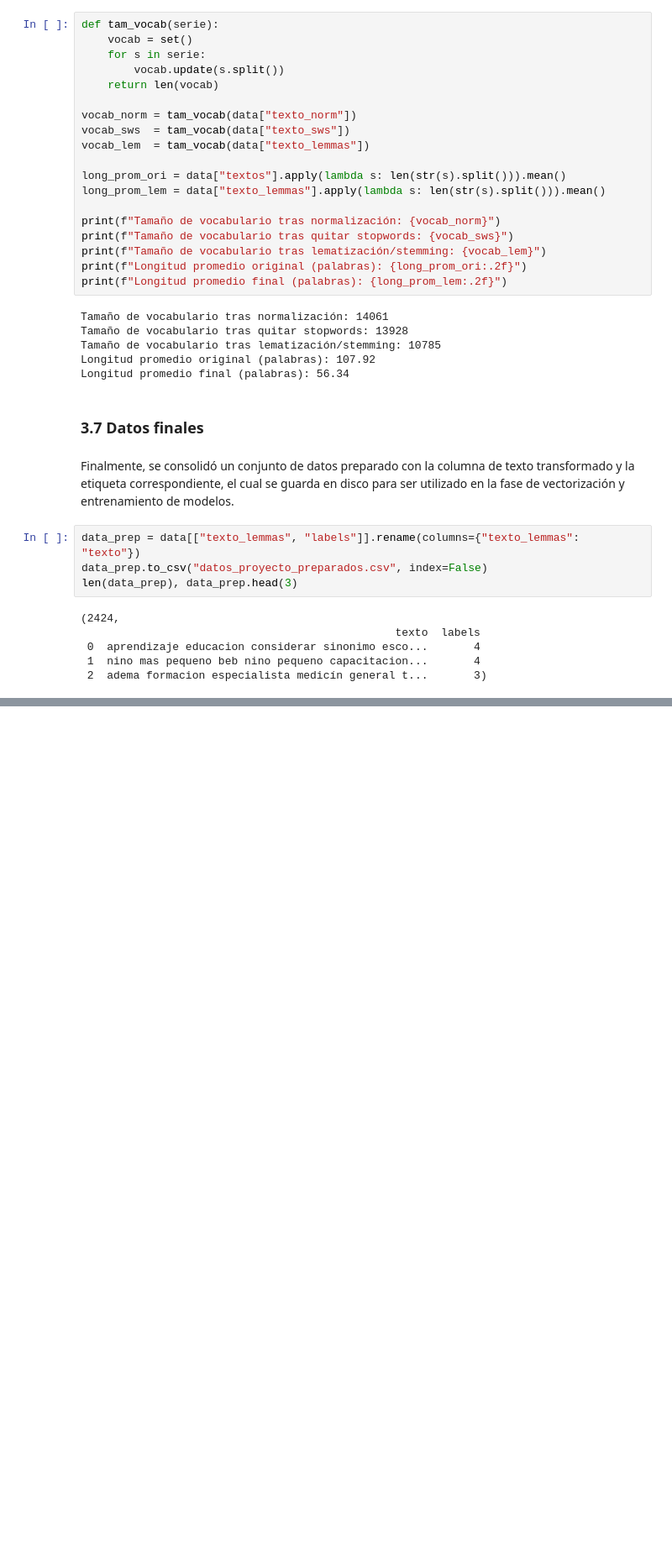
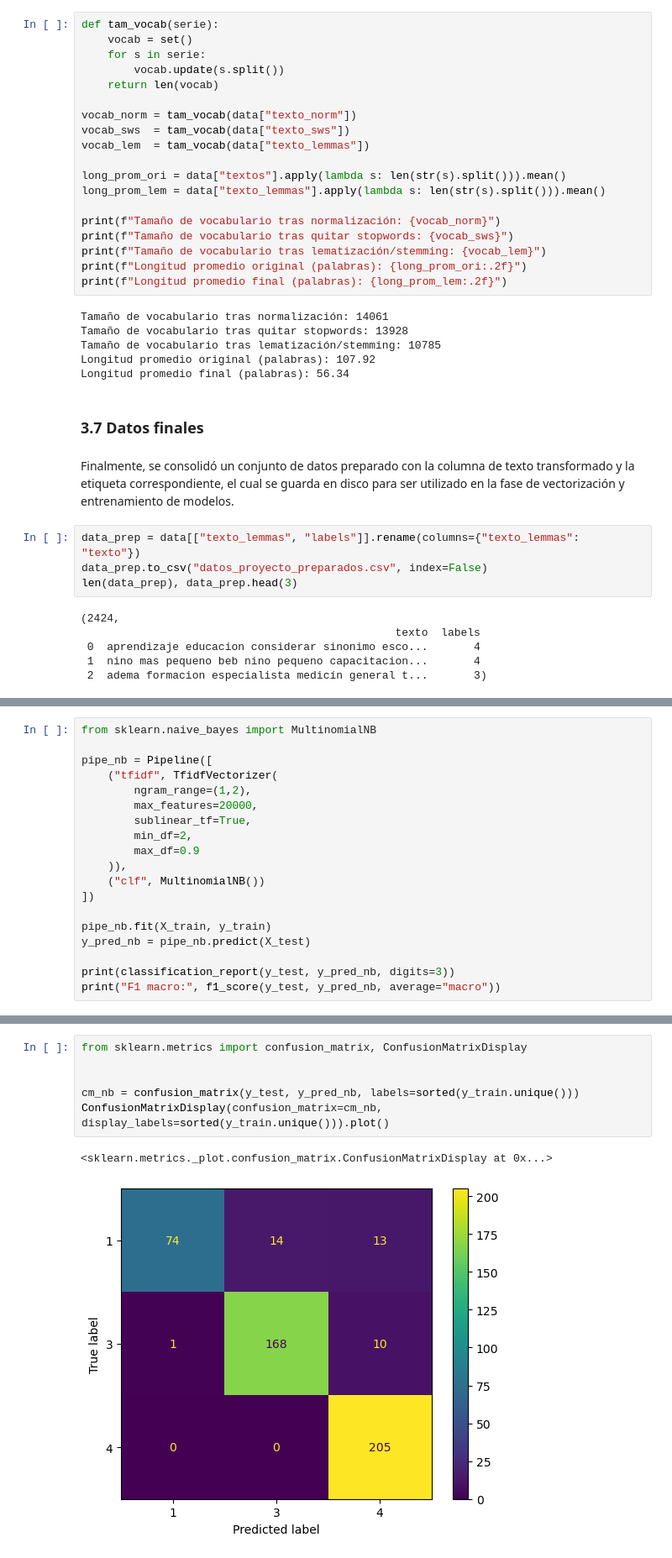
Before and after one commit to carvafel/Proyecto-1---BI, a Jupyter notebook: analisis.ipynb, the cells around one changed output, grey strips where cells are left out. Shown at 84% size. Drawn from its saved outputs; the diff is of its cells as text; blank space fills up the shorter version.

```diff
--- a/analisis.ipynb
+++ b/analisis.ipynb
@@ -441,0 +572,19 @@ len(data_prep), data_prep.head(3)
+# %%
+from sklearn.naive_bayes import MultinomialNB
+
+pipe_nb = Pipeline([
+    ("tfidf", TfidfVectorizer(
+        ngram_range=(1,2),
+        max_features=20000,
+        sublinear_tf=True,
+        min_df=2,
+        max_df=0.9
+    )),
+    ("clf", MultinomialNB())
+])
+
+pipe_nb.fit(X_train, y_train)
+y_pred_nb = pipe_nb.predict(X_test)
+
+print(classification_report(y_test, y_pred_nb, digits=3))
+print("F1 macro:", f1_score(y_test, y_pred_nb, average="macro"))
@@ -441,0 +603,9 @@ len(data_prep), data_prep.head(3)
+# %%
+from sklearn.metrics import confusion_matrix, ConfusionMatrixDisplay
+
+
+cm_nb = confusion_matrix(y_test, y_pred_nb, labels=sorted(y_train.unique()))
+ConfusionMatrixDisplay(confusion_matrix=cm_nb, display_labels=sorted(y_train.unique())).plot()
+# %% [output]
+<sklearn.metrics._plot.confusion_matrix.ConfusionMatrixDisplay at 0x...>
+[figure, added]
```
Also changed, not shown: parts of 25 cells of this notebook.
